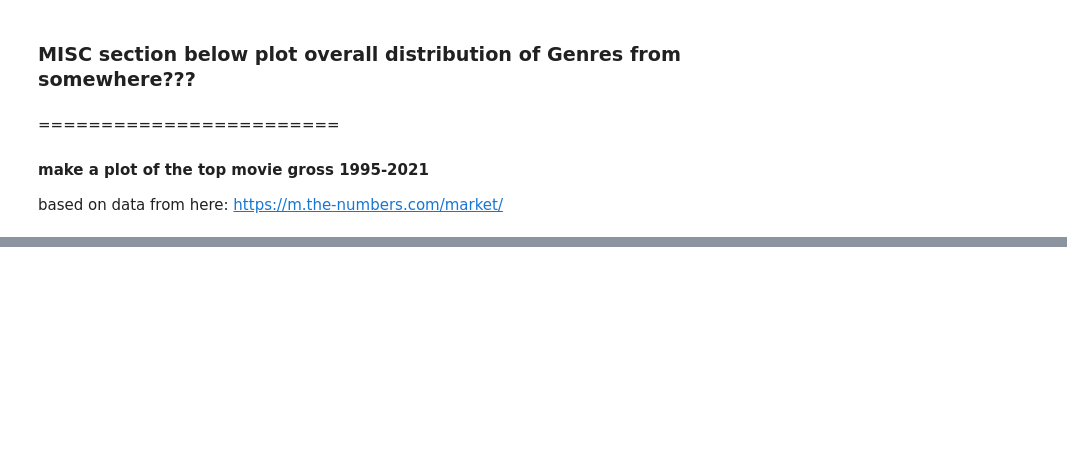
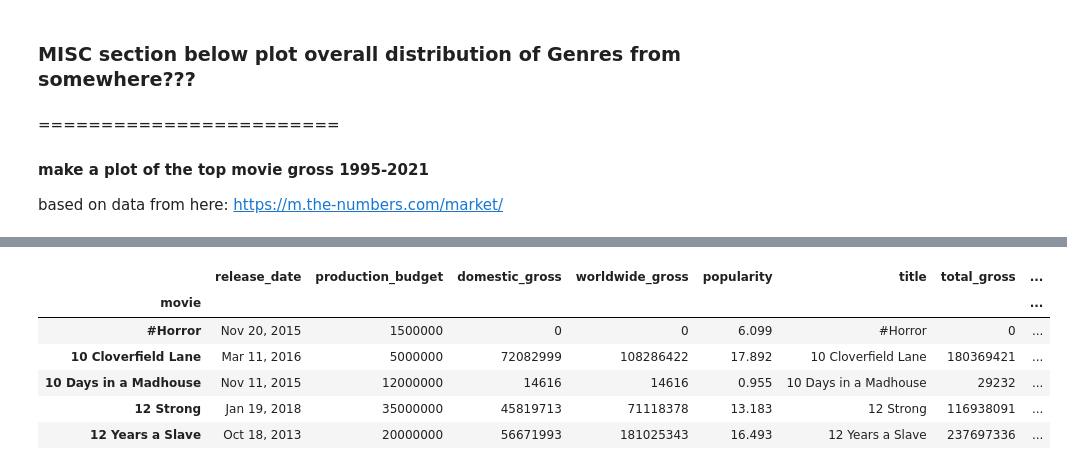
Before and after one commit to john-c-simmons/microsoft_film_reccomendation, a Jupyter notebook: Movie_analysis_screening06-08.ipynb, the cells around one changed output, grey strips where cells are left out. Saved outputs shown, nothing was run; the diff lists cells and outputs as text; code cells hidden in the pictures; blank space fills up the shorter version.

```diff
--- a/Movie_analysis_screening06-08.ipynb
+++ b/Movie_analysis_screening06-08.ipynb
@@ -359,0 +473,10 @@ gross_plot;
+# %%
+df.head()
+# %% [output]
+|  | release_date | production_budget | domestic_gross | worldwide_gross | popularity | title | total_gross | ... |
+| movie |  |  |  |  |  |  |  | ... |
+| #Horror | Nov 20, 2015 | 1500000 | 0 | 0 | 6.099 | #Horror | 0 | ... |
+| 10 Cloverfield Lane | Mar 11, 2016 | 5000000 | 72082999 | 108286422 | 17.892 | 10 Cloverfield Lane | 180369421 | ... |
+| 10 Days in a Madhouse | Nov 11, 2015 | 12000000 | 14616 | 14616 | 0.955 | 10 Days in a Madhouse | 29232 | ... |
+| 12 Strong | Jan 19, 2018 | 35000000 | 45819713 | 71118378 | 13.183 | 12 Strong | 116938091 | ... |
+| 12 Years a Slave | Oct 18, 2013 | 20000000 | 56671993 | 181025343 | 16.493 | 12 Years a Slave | 237697336 | ... |
```
Also changed, not shown: parts of 15 cells of this notebook.
